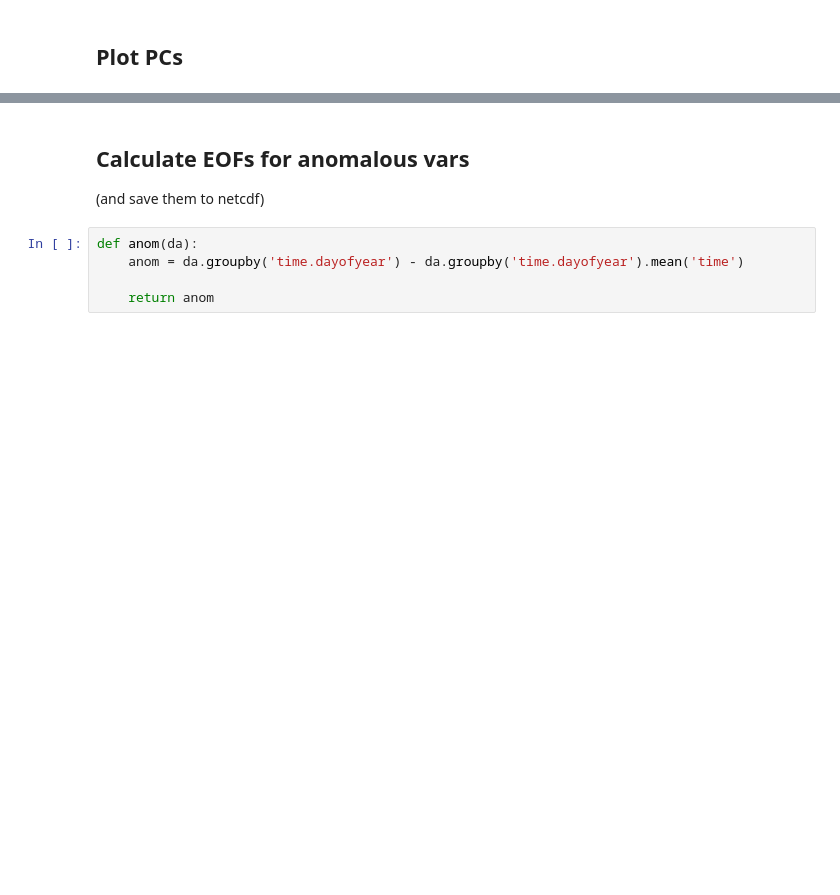
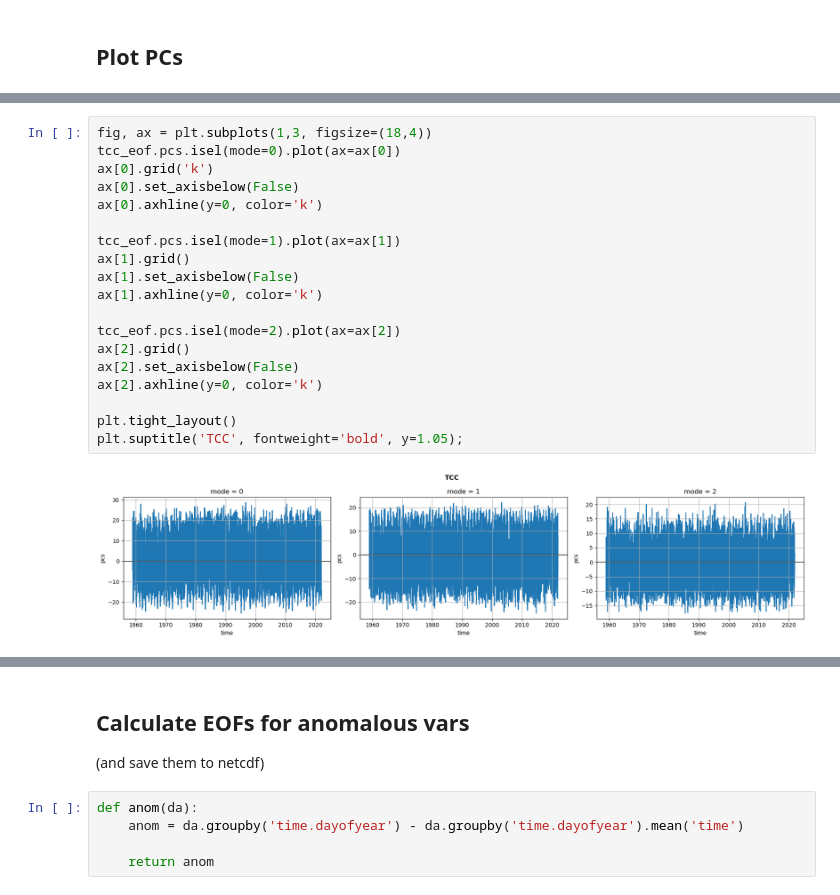
Before and after one commit to shanicetbailey/MHW-gfdl, a Jupyter notebook: 04-eofs.ipynb, the cells around one changed output, grey strips where cells are left out. Saved outputs shown, nothing was run; the diff lists cells and outputs as text; blank space fills up the shorter version.

```diff
--- a/04-eofs.ipynb
+++ b/04-eofs.ipynb
@@ -363,0 +433,21 @@ plt.tight_layout();
+# %%
+fig, ax = plt.subplots(1,3, figsize=(18,4))
+tcc_eof.pcs.isel(mode=0).plot(ax=ax[0])
+ax[0].grid('k')
+ax[0].set_axisbelow(False)
+ax[0].axhline(y=0, color='k')
+
+tcc_eof.pcs.isel(mode=1).plot(ax=ax[1])
+ax[1].grid()
+ax[1].set_axisbelow(False)
+ax[1].axhline(y=0, color='k')
+
+tcc_eof.pcs.isel(mode=2).plot(ax=ax[2])
+ax[2].grid()
+ax[2].set_axisbelow(False)
+ax[2].axhline(y=0, color='k')
+
+plt.tight_layout()
+plt.suptitle('TCC', fontweight='bold', y=1.05);
+# %% [output]
+[figure, added]
```
Also changed, not shown: parts of 20 cells of this notebook.
